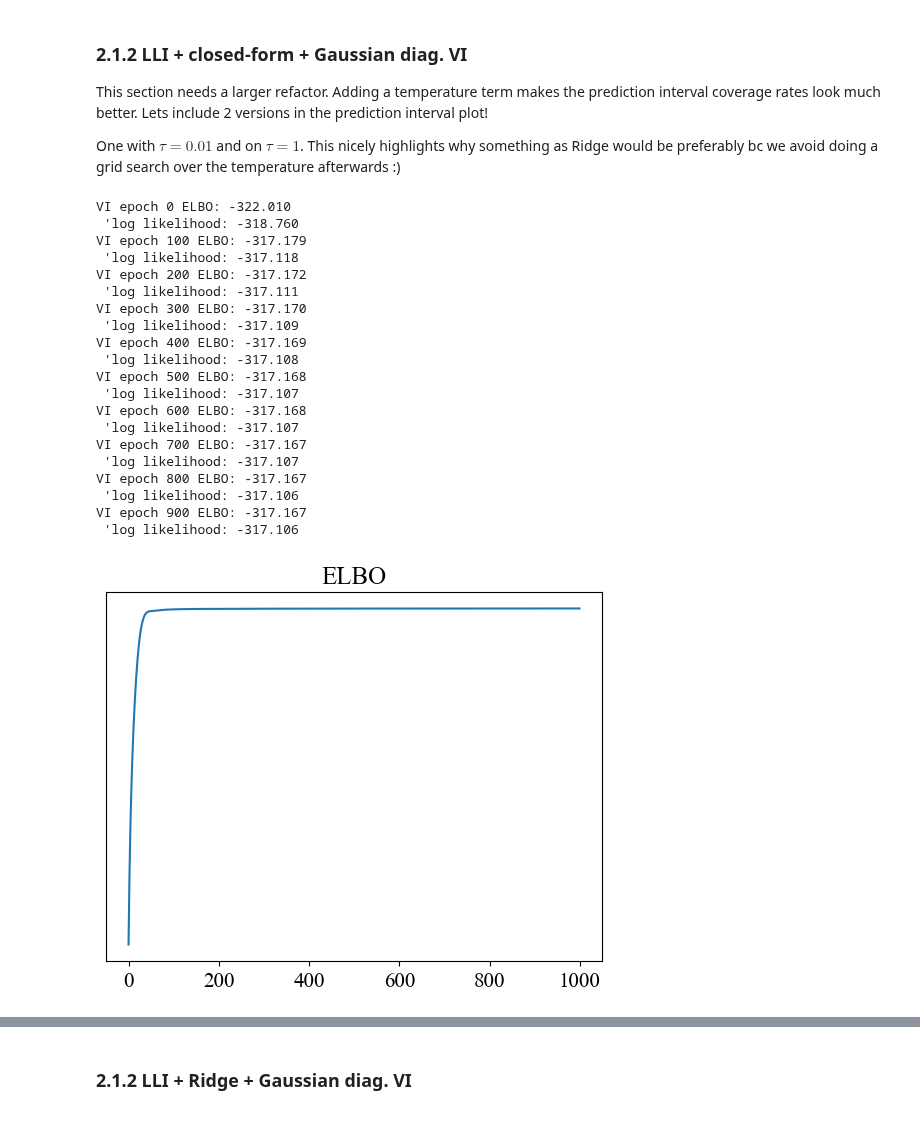
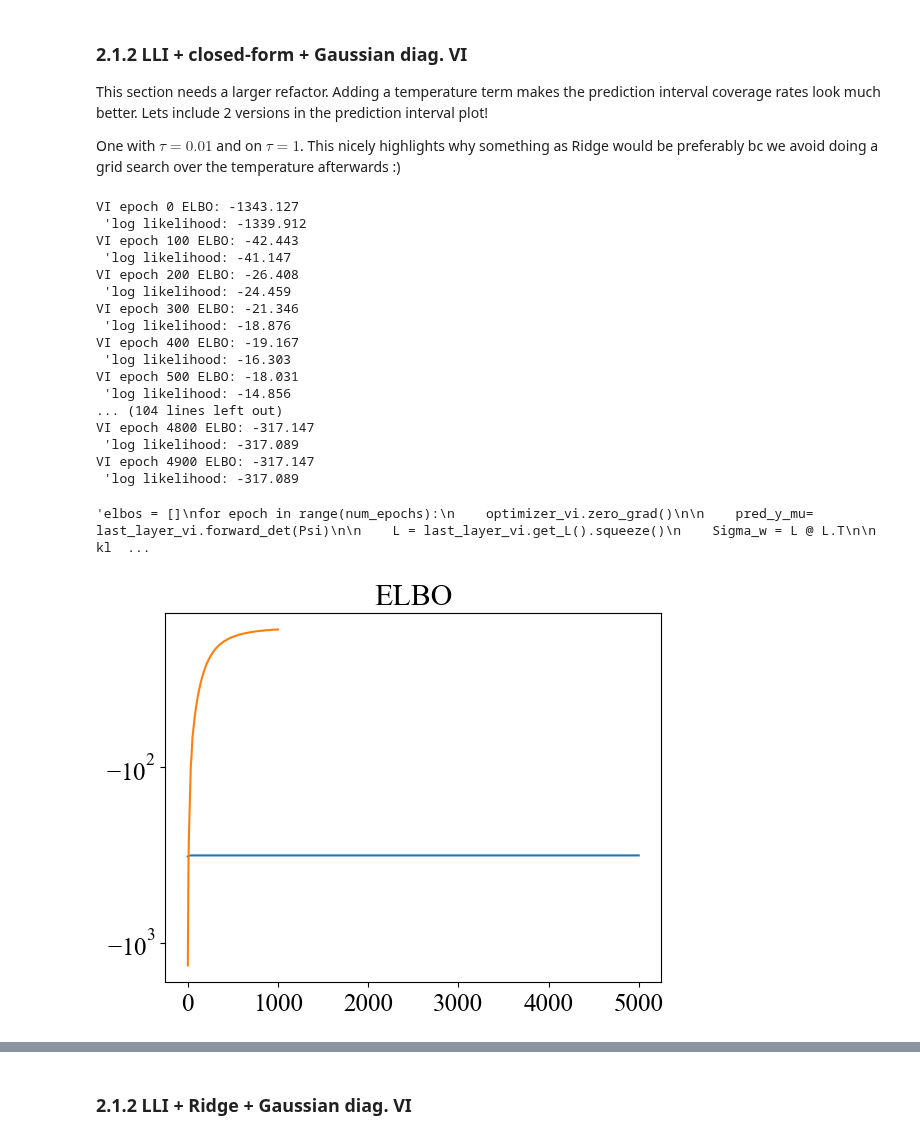
Before and after one commit to clarahoffmann/last-layer-inf, a Jupyter notebook: src/1d_regression.ipynb, the cells around one changed output, grey strips where cells are left out. Cells and saved outputs as stored; diff of their text form; code cells hidden in the pictures.

Commit message:
refactor closed form VI

```diff
--- a/src/1d_regression.ipynb
+++ b/src/1d_regression.ipynb
@@ -260,17 +260,25 @@ for param in lli_net.parameters():
 with torch.no_grad():
     Psi = lli_net.get_ll_embedd(xs_train)
 
-last_layer_vi = LastLayerVIClosedForm(dim_last_layer=Psi.shape[1], dim_output=1)
-optimizer_vi = torch.optim.Adam(last_layer_vi.parameters(), lr=1e-2)
-num_epochs = 1000
+# run once without temperature (not very good coverage of prediction intervals)
+last_layer_vi_no_temp = LastLayerVIClosedForm(dim_last_layer=Psi.shape[1], dim_output=1)
 sigma_eps_sq = 0.3**2
 
-# this temperature works very nicely
-tau = .001
-# this temperature not!! and this would be our default...
-# tau = 1
+model_no_temp, elbos_no_temp = run_last_layer_vi_closed_form(model = last_layer_vi_no_temp,
+                              ys_train = ys_train,
+                              Psi = Psi, sigma_eps_sq = sigma_eps_sq,
+                              lr = 1e-2, temperature = 1, num_epochs = 1000)
 
-elbos = []
+# run once with temperature (better coverage of prediction intervals)
+temp = .001
+last_layer_vi_temp = LastLayerVIClosedForm(dim_last_layer=Psi.shape[1], dim_output=1)
+last_layer_vi_temp, elbos_temp = run_last_layer_vi_closed_form(model = last_layer_vi_temp,
+                              ys_train = ys_train,
+                              Psi = Psi, sigma_eps_sq = sigma_eps_sq,
+                              lr = 1e-2, temperature = temp, num_epochs = 5000)
+
+
+"""elbos = []
 for epoch in range(num_epochs):
     optimizer_vi.zero_grad()
 
@@ -301,34 +309,33 @@ for epoch in range(num_epochs):
     if epoch % 100 == 0:
         print(f"VI epoch {epoch} ELBO: {elbo.item():.3f} \n 'log likelihood: {log_likelihood.item():.3f}")
 
-    elbos.append(elbo.item())
+    elbos.append(elbo.item())"""
 # %% [output]
-VI epoch 0 ELBO: -322.010
- 'log likelihood: -318.760
-VI epoch 100 ELBO: -317.179
- 'log likelihood: -317.118
-VI epoch 200 ELBO: -317.172
- 'log likelihood: -317.111
-VI epoch 300 ELBO: -317.170
- 'log likelihood: -317.109
-VI epoch 400 ELBO: -317.169
- 'log likelihood: -317.108
-VI epoch 500 ELBO: -317.168
- 'log likelihood: -317.107
-VI epoch 600 ELBO: -317.168
- 'log likelihood: -317.107
-VI epoch 700 ELBO: -317.167
- 'log likelihood: -317.107
-VI epoch 800 ELBO: -317.167
- 'log likelihood: -317.106
-VI epoch 900 ELBO: -317.167
- 'log likelihood: -317.106
+VI epoch 0 ELBO: -1343.127
+ 'log likelihood: -1339.912
+VI epoch 100 ELBO: -42.443
+ 'log likelihood: -41.147
+VI epoch 200 ELBO: -26.408
+ 'log likelihood: -24.459
+VI epoch 300 ELBO: -21.346
+ 'log likelihood: -18.876
+VI epoch 400 ELBO: -19.167
+ 'log likelihood: -16.303
+VI epoch 500 ELBO: -18.031
+ 'log likelihood: -14.856
+... (104 lines left out)
+VI epoch 4800 ELBO: -317.147
+ 'log likelihood: -317.089
+VI epoch 4900 ELBO: -317.147
+ 'log likelihood: -317.089
+'elbos = []\nfor epoch in range(num_epochs):\n    optimizer_vi.zero_grad()\n\n    pred_y_mu= last_layer_vi.forward_det(Psi)\n\n    L = last_layer_vi.get_L().squeeze()\n    Sigma_w = L @ L.T\n\n    kl  ...
 # %%
 fig, axs = plt.subplots(1,1)
-axs.plot(elbos)
+axs.plot(elbos_temp)
+axs.plot(elbos_no_temp)
 axs.set_title('ELBO')
 axs.set_yscale('symlog')
 # %% [output]
-[figure, old version]
+[figure, new version]
 # %%
 Psi_test = lli_net.get_ll_embedd(xs_val)
```
Also changed, not shown: parts of 12 cells of this notebook.
